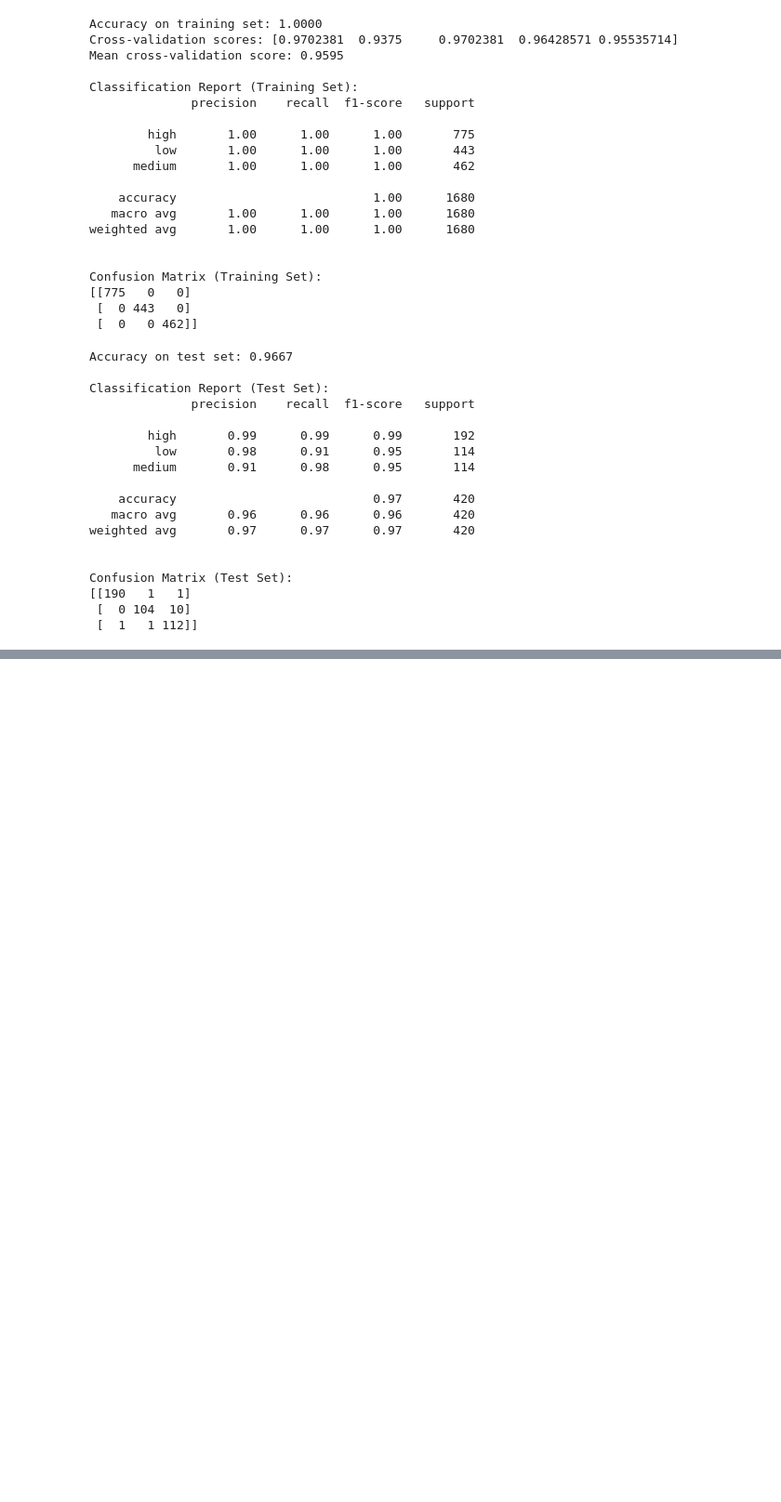
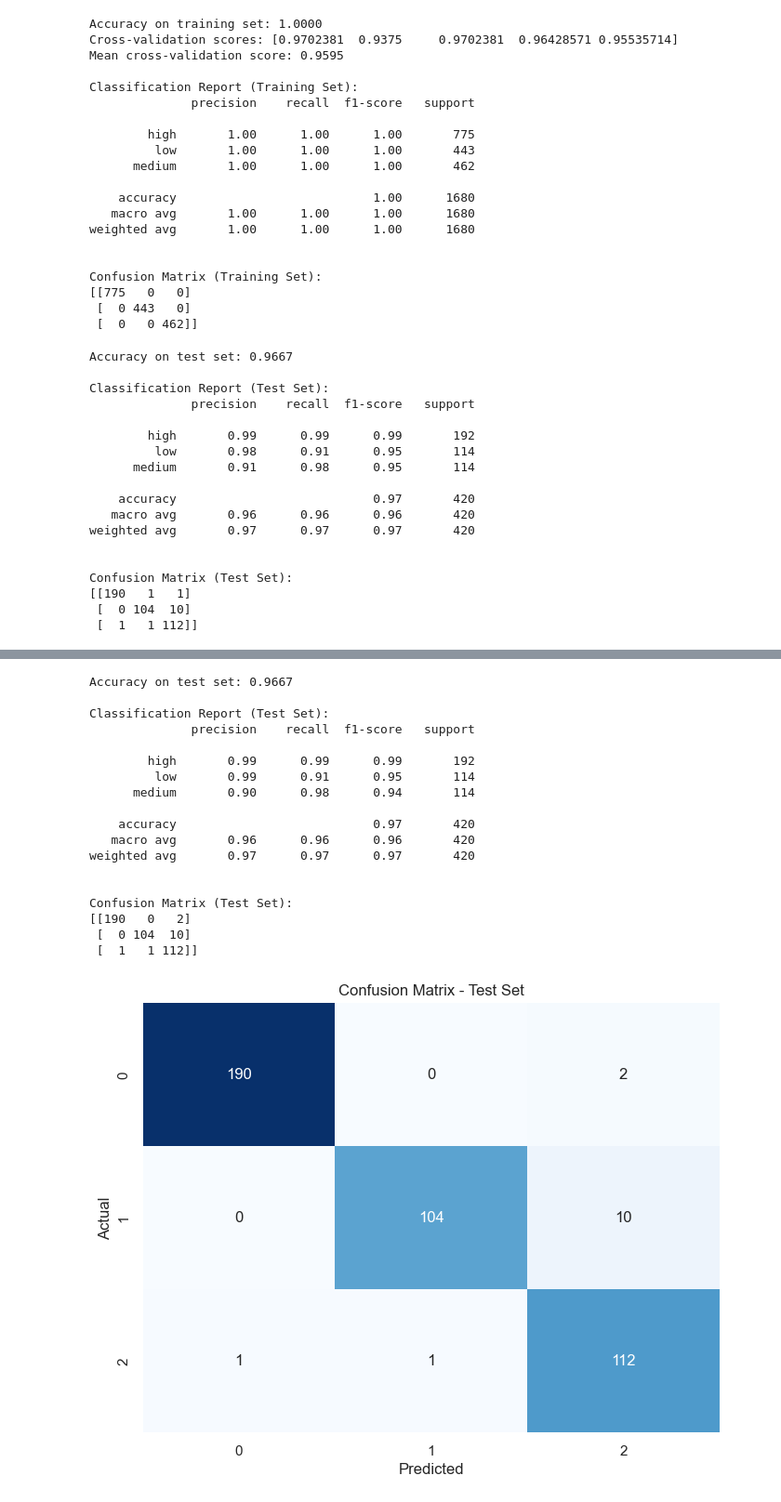
Before and after one commit to LiewZhengXian/UCCD2063-Assignment, a Jupyter notebook: LeeCH_AIT_Template_Original.ipynb, the cells around one changed output, grey strips where cells are left out. Shown: that part at 93% size. Drawn from its saved outputs; the diff is of its cells as text; code cells hidden in the pictures; blank space fills up the shorter version.

```diff
--- a/LeeCH_AIT_Template_Original.ipynb
+++ b/LeeCH_AIT_Template_Original.ipynb
@@ -543,0 +624,46 @@ Confusion Matrix (Test Set):
+# %%
+from sklearn.metrics import accuracy_score, classification_report, confusion_matrix
+
+# Predict on the test data
+y_pred = log_reg.predict(X_test_tr)
+
+# Evaluate the model on the test set
+test_accuracy = accuracy_score(y_test, y_pred)
+print(f'\nAccuracy on test set: {test_accuracy:.4f}')
+
+# Classification report for the test set
+print("\nClassification Report (Test Set):")
+print(classification_report(y_test, y_pred))
+
+# Confusion matrix for the test set
+print("\nConfusion Matrix (Test Set):")
+cm_test = confusion_matrix(y_test, y_pred)
+print(cm_test)
+
+# Plotting the confusion matrix for the test set
+plt.figure(figsize=(8,6))
+sns.heatmap(cm_test, annot=True, fmt="d", cmap="Blues", cbar=False)
+plt.xlabel('Predicted')
+plt.ylabel('Actual')
+plt.title('Confusion Matrix - Test Set')
+plt.show()
+# %% [output]
+Accuracy on test set: 0.9667
+
+Classification Report (Test Set):
+              precision    recall  f1-score   support
+
+        high       0.99      0.99      0.99       192
+         low       0.99      0.91      0.95       114
+      medium       0.90      0.98      0.94       114
+
+    accuracy                           0.97       420
+   macro avg       0.96      0.96      0.96       420
+weighted avg       0.97      0.97      0.97       420
+
+
+Confusion Matrix (Test Set):
+[[190   0   2]
+ [  0 104  10]
+ [  1   1 112]]
+[figure, added]
```
Also changed, not shown: parts of 5 cells of this notebook.
